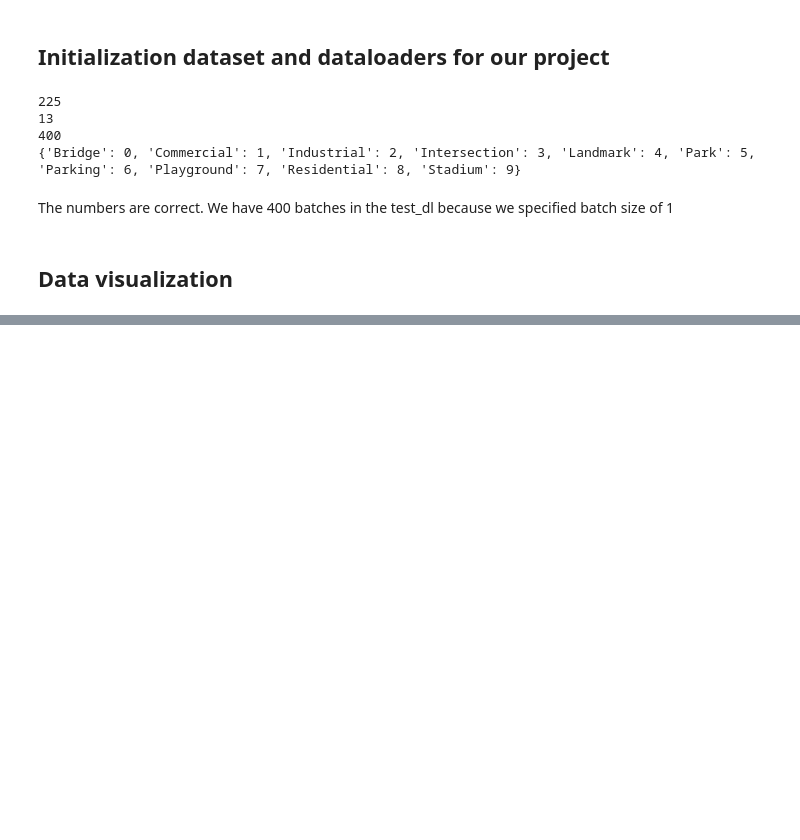
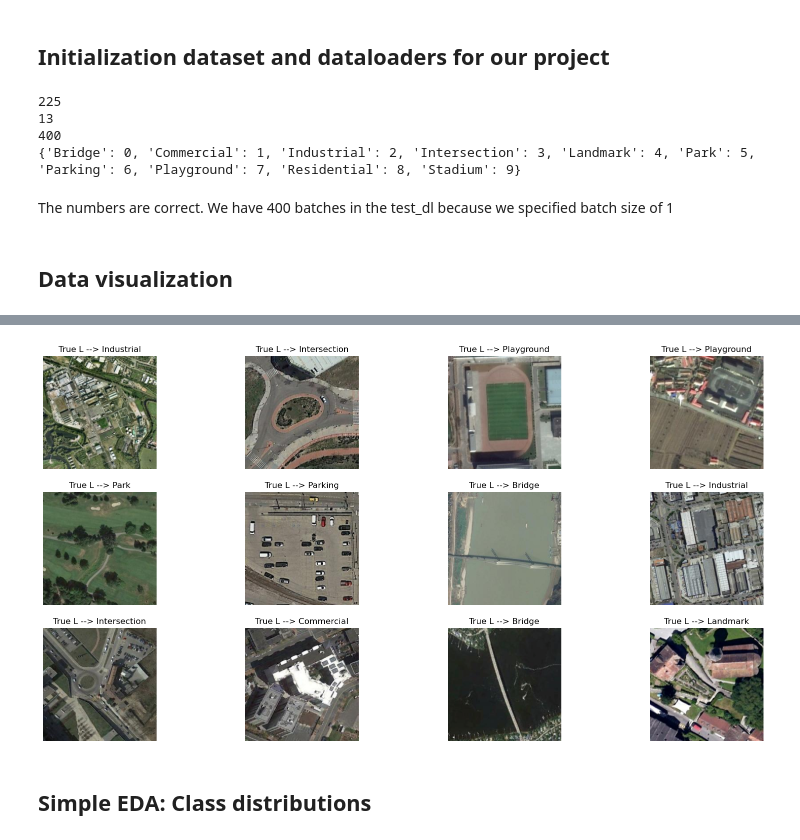
Before and after one commit to eduardo-lezama/City-Scene-Classifier, a Jupyter notebook: city_image_classifier.ipynb, the cells around one changed output, grey strips where cells are left out. Drawn from its saved outputs; the diff is of its cells as text; code cells hidden in the pictures; blank space fills up the shorter version.

```diff
--- a/city_image_classifier.ipynb
+++ b/city_image_classifier.ipynb
@@ -191,0 +241,6 @@ plot_images(tr_dl.dataset, 12, 3, "rgb", list(classes.keys()))
+# %%
+plot_images(tr_dl.dataset, 12, 3, "rgb", list(classes.keys()))
+# %% [output]
+[figure, added]
+# %% [markdown]
+## Simple EDA: Class distributions
```
Also changed, not shown: parts of 10 cells of this notebook, 1 other file.
